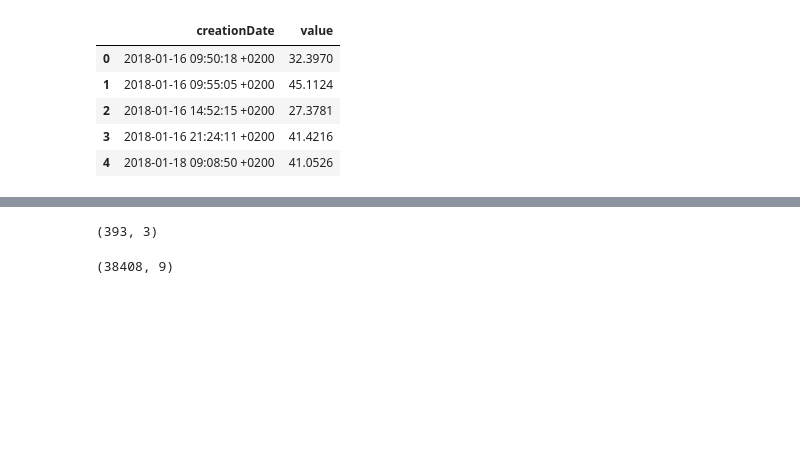
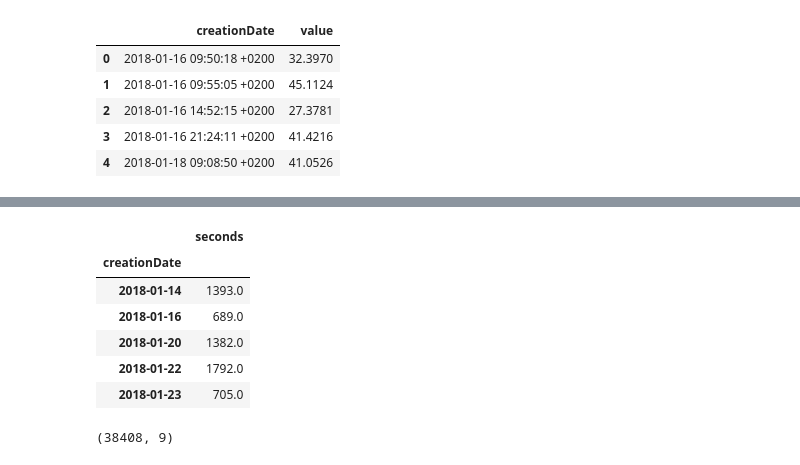
Before and after one commit to pmadruga/ml_project, a Jupyter notebook: books/part_1.ipynb, the cells around one changed output, grey strips where cells are left out. Drawn from its saved outputs; the diff is of its cells as text; code cells hidden in the pictures; blank space fills up the shorter version.

Commit message:
feature: mindful data sanitization

```diff
--- a/books/part_1.ipynb
+++ b/books/part_1.ipynb
@@ -51,11 +54,33 @@ df_mindful.head()
 | 2 | Headspace | 8769 | NaN | MindfulSession | NaN | 2018-01-14 11:16:40 +0200 | 2018-01-14 11:16:12 +0200 | 2018-01-14 11:16:14 +0200 | NaN |
 | 3 | Headspace | 8769 | NaN | MindfulSession | NaN | 2018-01-14 11:16:40 +0200 | 2018-01-14 11:16:15 +0200 | 2018-01-14 11:16:18 +0200 | NaN |
 | 4 | Headspace | 8769 | NaN | MindfulSession | NaN | 2018-01-14 11:16:40 +0200 | 2018-01-14 11:16:20 +0200 | 2018-01-14 11:16:20 +0200 | NaN |
-# %%
-df_mindful_filtered = df_mindful[['creationDate','startDate', 'endDate']]
-df_mindful_filtered.shape
-# %% [output]
-(393, 3)
+# %%
+# removed redundant features
+df_mindful_filtered = df_mindful[['creationDate','startDate', 'endDate']]
+df_mindful_filtered.head()
+
+# calculated duration between startDate and endDate
+df_mindful_filtered['duration'] = [time for
+                               time in
+                               pd.to_datetime(df_mindful['endDate']) - pd.to_datetime(df_mindful['startDate'])]
+
+df_mindful_final = df_mindful_filtered[['creationDate', 'duration']]
+
+# converted duration to seconds format
+df_mindful_filtered['seconds'] = df_mindful_filtered['duration'].dt.total_seconds()
+df_mindfulness = df_mindful_filtered[['creationDate', 'seconds']]
+
+# grouped days by seconds meditated
+df_final = df_mindfulness.groupby(pd.to_datetime(df_mindfulness['creationDate']).dt.date).sum()
+df_final.head()
+# %% [output]
+|  | seconds |
+| creationDate |  |
+| 2018-01-14 | 1393.0 |
+| 2018-01-16 | 689.0 |
+| 2018-01-20 | 1382.0 |
+| 2018-01-22 | 1792.0 |
+| 2018-01-23 | 705.0 |
 # %%
 df_step = pd.read_csv("../data/original/StepCount.csv")
 df_step.shape
```
Also changed, not shown: parts of 7 cells of this notebook.
